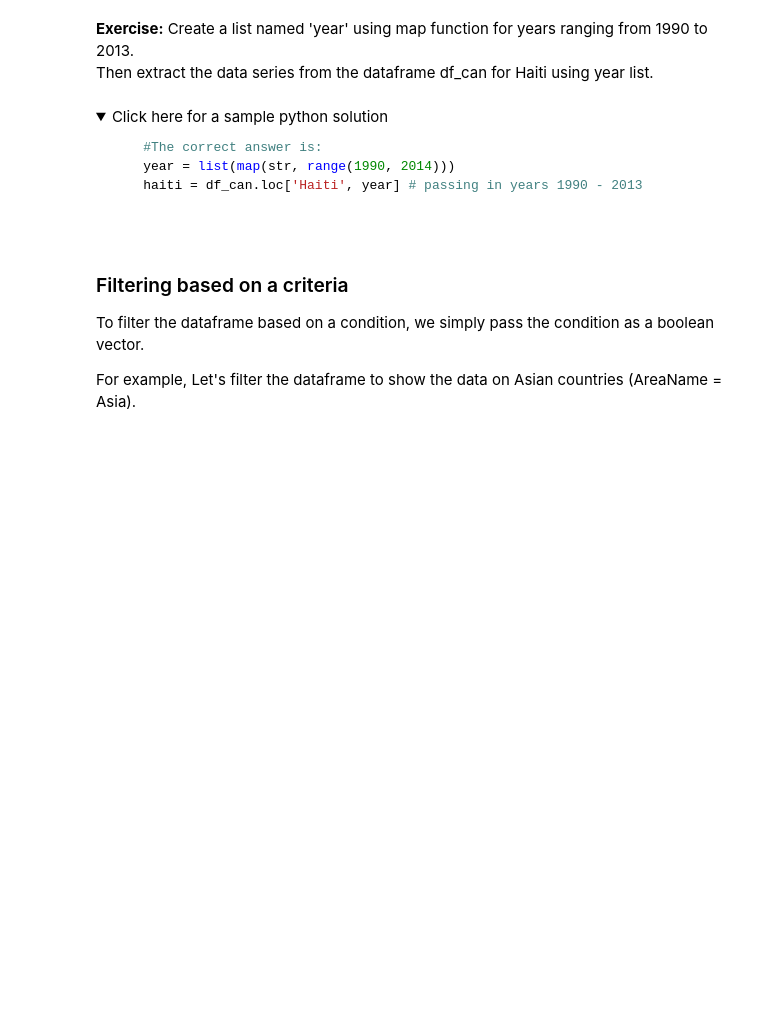
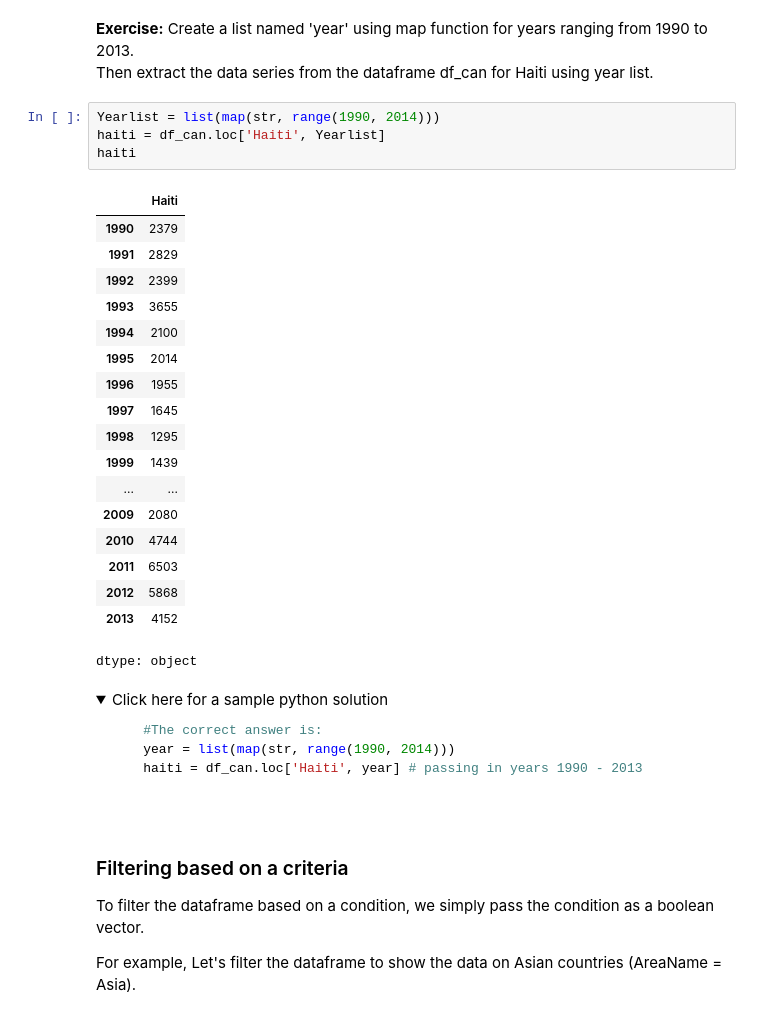
Before and after one commit to vivekaDA/FinalTest, a Jupyter notebook: DV0101EN_Exercise_Dataset_Preprocessing_Exploring_with_Pandas.ipynb, the cells around one changed output. Cells and saved outputs as stored; diff of their text form; folded sections open; blank space fills up the shorter version.

```diff
--- a/DV0101EN_Exercise_Dataset_Preprocessing_Exploring_with_Pandas.ipynb
+++ b/DV0101EN_Exercise_Dataset_Preprocessing_Exploring_with_Pandas.ipynb
@@ -363,5 +536,28 @@ years
 # %% [markdown]
 **Exercise:** Create a list named 'year' using map function for years ranging from 1990 to 2013. <br>Then extract the data series from the dataframe df_can for Haiti using year list.
+# %%
+Yearlist = list(map(str, range(1990, 2014)))
+haiti = df_can.loc['Haiti', Yearlist]
+haiti
+# %% [output]
+|  | Haiti |
+| 1990 | 2379 |
+| 1991 | 2829 |
+| 1992 | 2399 |
+| 1993 | 3655 |
+| 1994 | 2100 |
+| 1995 | 2014 |
+| 1996 | 1955 |
+| 1997 | 1645 |
+| 1998 | 1295 |
+| 1999 | 1439 |
+| ... | ... |
+| 2009 | 2080 |
+| 2010 | 4744 |
+| 2011 | 6503 |
+| 2012 | 5868 |
+| 2013 | 4152 |
+dtype: object
 # %% [markdown]
 <details><summary>Click here for a sample python solution</summary>
 
```
Also changed, not shown: parts of 28 cells of this notebook.
